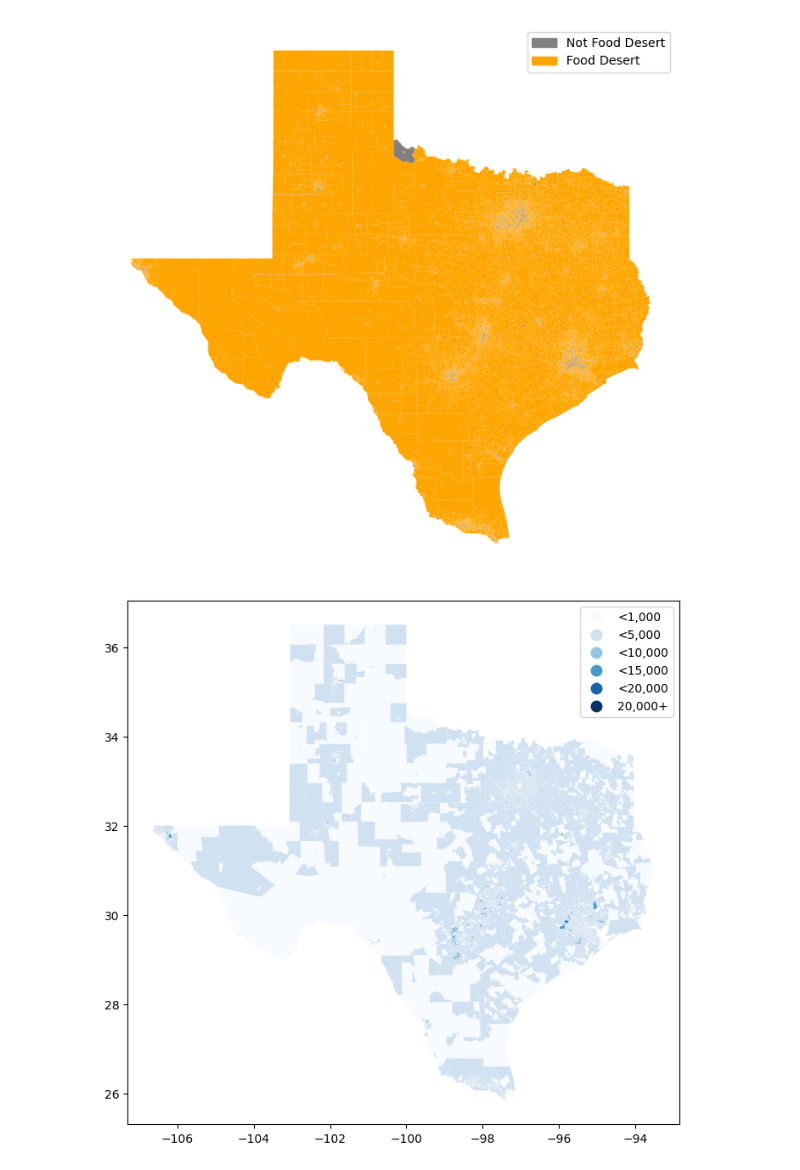
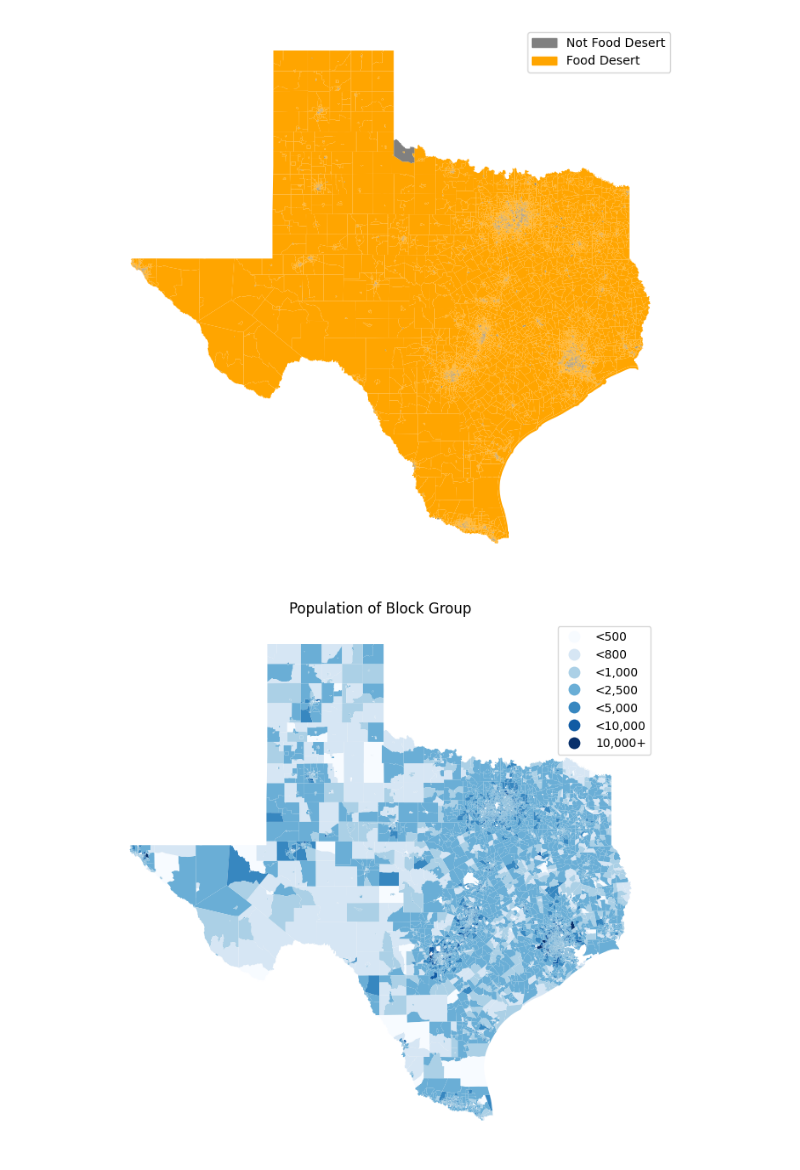
Before and after one commit to natalielarowe/MADS_Capstone, a Jupyter notebook: nl_analysis.ipynb, the cells around one changed output. Cells and saved outputs as stored; diff of their text form; code cells hidden in the pictures.

Commit message:
updating visuals

```diff
--- a/nl_analysis.ipynb
+++ b/nl_analysis.ipynb
@@ -125,15 +122,17 @@ plt.show()
 # %% [output]
 [figure]
 # %%
-bins = [0, 1000, 5000, 10000, 15000, 20000,  np.inf]
-labels = ['<1,000', '<5,000', '<10,000', '<15,000', '<20,000', '20,000+']
+bins = [0, 500, 800, 1000, 2500, 5000, 10000,  np.inf]
+labels = ['<500', '<800', '<1,000', '<2,500', '<5,000', '<10,000', '10,000+']
 df['Population Bins'] = pd.cut(df['Total Population'], bins=bins, labels=labels)
 # %%
 df_geo = pd.merge(df, gdf,left_on='Geo Index', right_on='GEOIDFQ', how='left')
 df_geo = gpd.GeoDataFrame(df_geo, geometry='geometry')
 
 fig, ax = plt.subplots(figsize=(10,8))
 df_geo.plot(column='Population Bins', cmap='Blues', legend=True, ax=ax)
+ax.set_title("Population of Block Group")
+ax.set_axis_off()
 plt.show()
 # %% [output]
-[figure, old version]
+[figure, new version]
```
Also changed, not shown: parts of 4 cells of this notebook, 1 other file.
